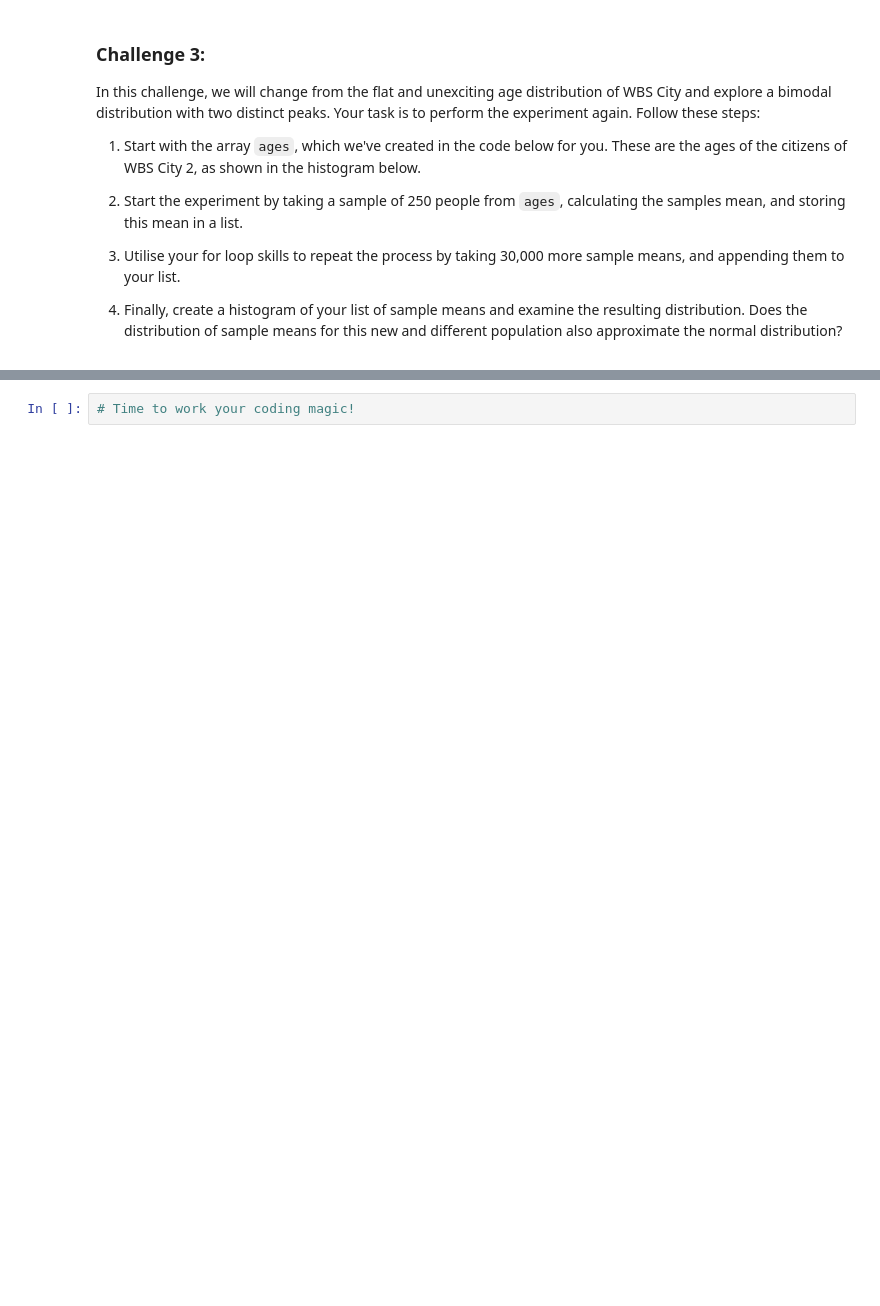
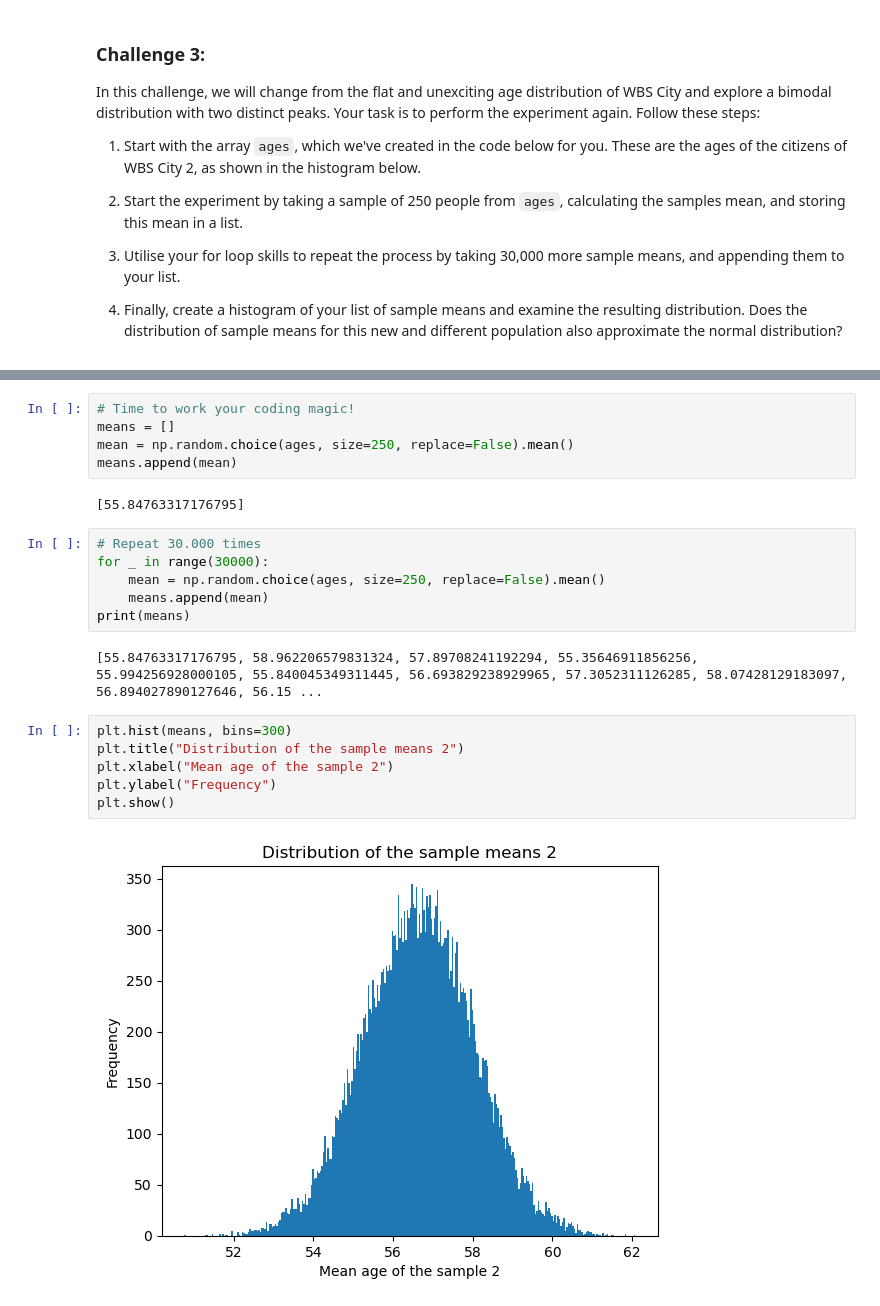
Before and after one commit to gastan81/A-B_testing, a Jupyter notebook: 2_central_limit_theorem_structure.ipynb, the cells around one changed output, grey strips where cells are left out. Saved outputs shown, nothing was run; the diff lists cells and outputs as text; blank space fills up the shorter version.

```diff
--- a/2_central_limit_theorem_structure.ipynb
+++ b/2_central_limit_theorem_structure.ipynb
@@ -231,2 +232,23 @@ plt.show()
 # %%
 # Time to work your coding magic!
+means = []
+mean = np.random.choice(ages, size=250, replace=False).mean()
+means.append(mean)
+# %% [output]
+[55.84763317176795]
+# %%
+# Repeat 30.000 times
+for _ in range(30000):
+    mean = np.random.choice(ages, size=250, replace=False).mean()
+    means.append(mean)
+print(means)
+# %% [output]
+[55.84763317176795, 58.962206579831324, 57.89708241192294, 55.35646911856256, 55.994256928000105, 55.840045349311445, 56.693829238929965, 57.3052311126285, 58.07428129183097, 56.894027890127646, 56.15 ...
+# %%
+plt.hist(means, bins=300)
+plt.title("Distribution of the sample means 2")
+plt.xlabel("Mean age of the sample 2")
+plt.ylabel("Frequency")
+plt.show()
+# %% [output]
+[figure, added]
```
Also changed, not shown: parts of 8 cells of this notebook.
